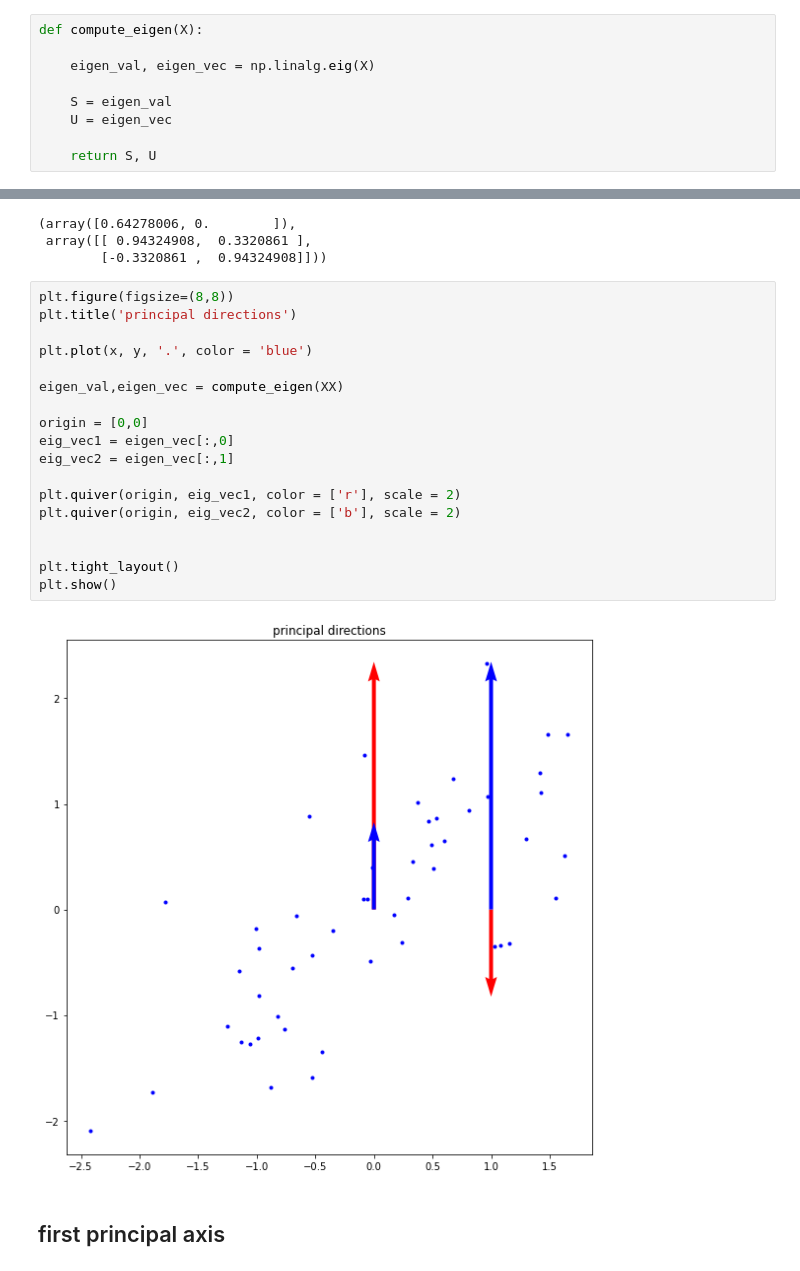
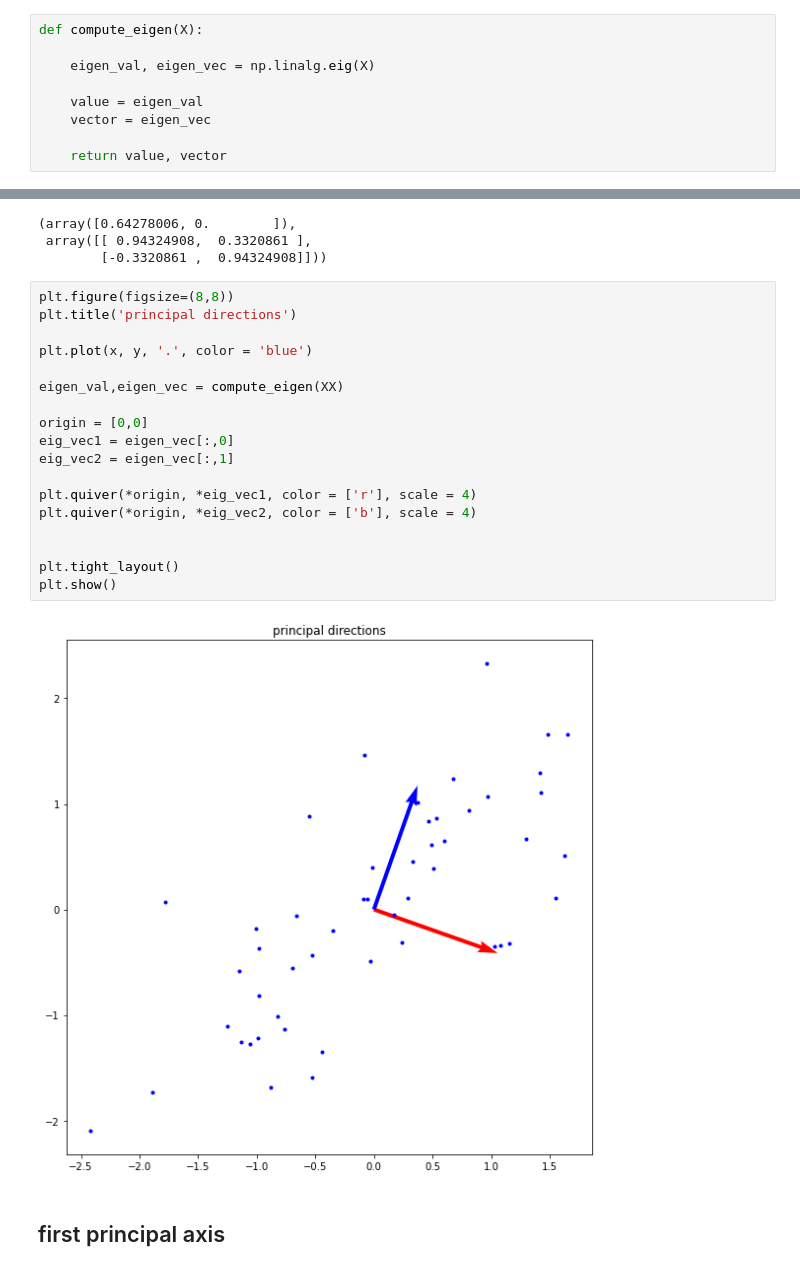
Before and after one commit to DancingGamza/Machine_learning, a Jupyter notebook: assignment_12.ipynb, the cells around one changed output, grey strips where cells are left out. Cells and saved outputs as stored; diff of their text form.

```diff
--- a/assignment_12.ipynb
+++ b/assignment_12.ipynb
@@ -104,10 +105,10 @@ def compute_eigen(X):
 
     eigen_val, eigen_vec = np.linalg.eig(X)
 
-    S = eigen_val
-    U = eigen_vec
+    value = eigen_val
+    vector = eigen_vec
 
-    return S, U
+    return value, vector
 # %%
 compute_eigen(XX)
 # %% [output]
@@ -117,23 +118,23 @@ compute_eigen(XX)
 # %%
 plt.figure(figsize=(8,8))
 plt.title('principal directions')
 
 plt.plot(x, y, '.', color = 'blue')
 
 eigen_val,eigen_vec = compute_eigen(XX)
 
 origin = [0,0]
 eig_vec1 = eigen_vec[:,0]
 eig_vec2 = eigen_vec[:,1]
 
-plt.quiver(origin, eig_vec1, color = ['r'], scale = 2)
-plt.quiver(origin, eig_vec2, color = ['b'], scale = 2)
+plt.quiver(*origin, *eig_vec1, color = ['r'], scale = 4)
+plt.quiver(*origin, *eig_vec2, color = ['b'], scale = 4)
 
 
 plt.tight_layout()
 plt.show()
 # %% [output]
-[figure, old version]
+[figure, new version]
 # %% [markdown]
 ## first principal axis
 # %%
```
Also changed, not shown: parts of 1 cell of this notebook.
